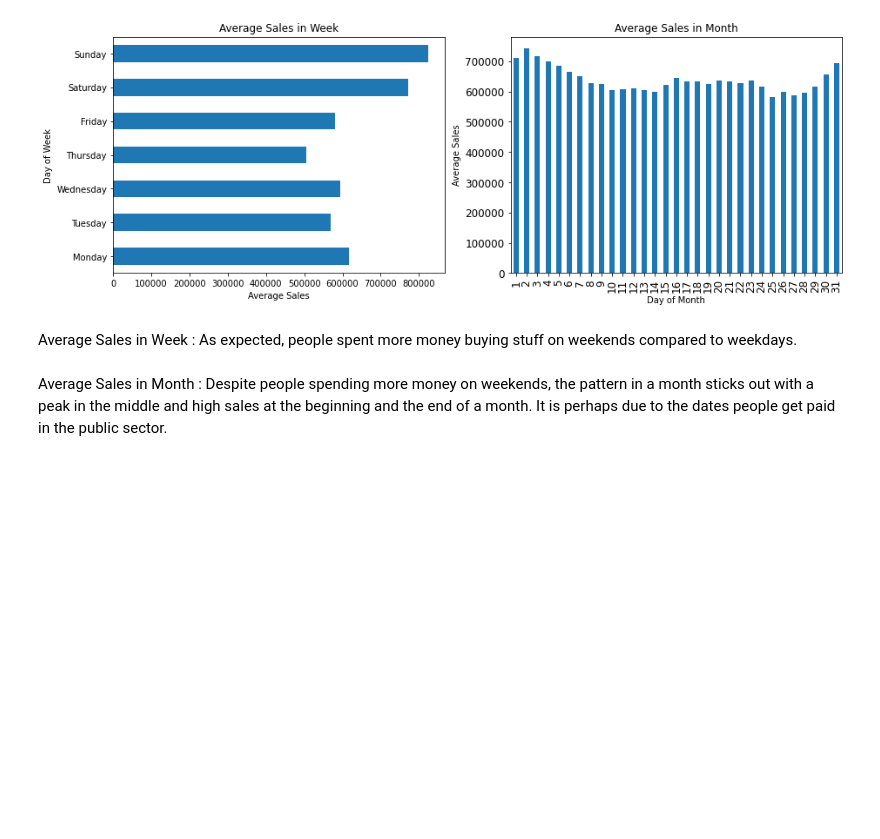
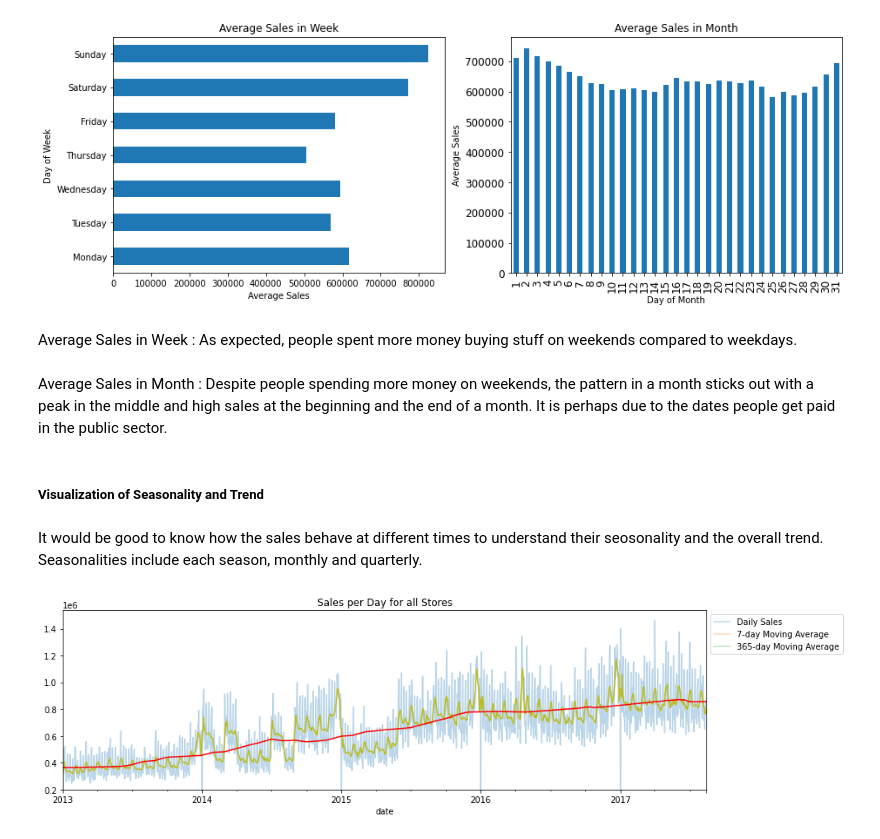
Before and after one commit to abroniewski/ML-test-repo, a Jupyter notebook: connectcsv.ipynb, the cells around one changed output. Drawn from its saved outputs; the diff is of its cells as text; code cells hidden in the pictures; blank space fills up the shorter version.

```diff
--- a/connectcsv.ipynb
+++ b/connectcsv.ipynb
@@ -415,3 +415,18 @@ plt.show()
 Average Sales in Week : As expected, people spent more money buying stuff on weekends compared to weekdays.
 # %% [markdown]
 Average Sales in Month : Despite people spending more money on weekends, the pattern in a month sticks out with a peak in the middle and high sales at the beginning and the end of a month. It is perhaps due to the dates people get paid in the public sector.
+# %% [markdown]
+##### Visualization of Seasonality and Trend
+# %% [markdown]
+It would be good to know how the sales behave at different times to understand their seosonality and the overall trend. Seasonalities include each season, monthly and quarterly.
+# %%
+figsize = (14,4)
+fig, ax = plt.subplots(figsize=figsize)
+sales_grouped. plot(ax=ax, alpha=0.3)
+sales_smooth7. plot(ax=ax)
+sales_smooth365.plot(ax=ax, color="r")
+ax.legend(["Daily Sales","7-day Moving Average","365-day Moving Average"],bbox_to_anchor=(1.0, 1.0))
+ax.set(ylim=2e5, title="Sales per Day for all Stores")
+plt.show()
+# %% [output]
+[figure, added]
```
Also changed, not shown: parts of 25 cells of this notebook.
